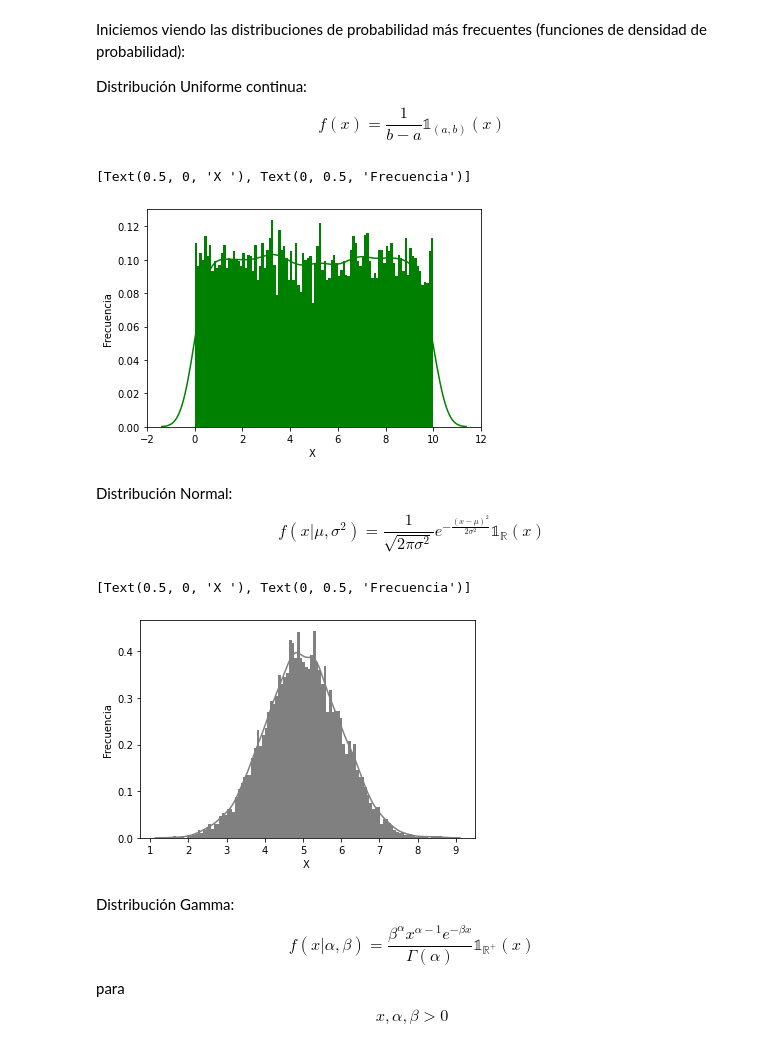
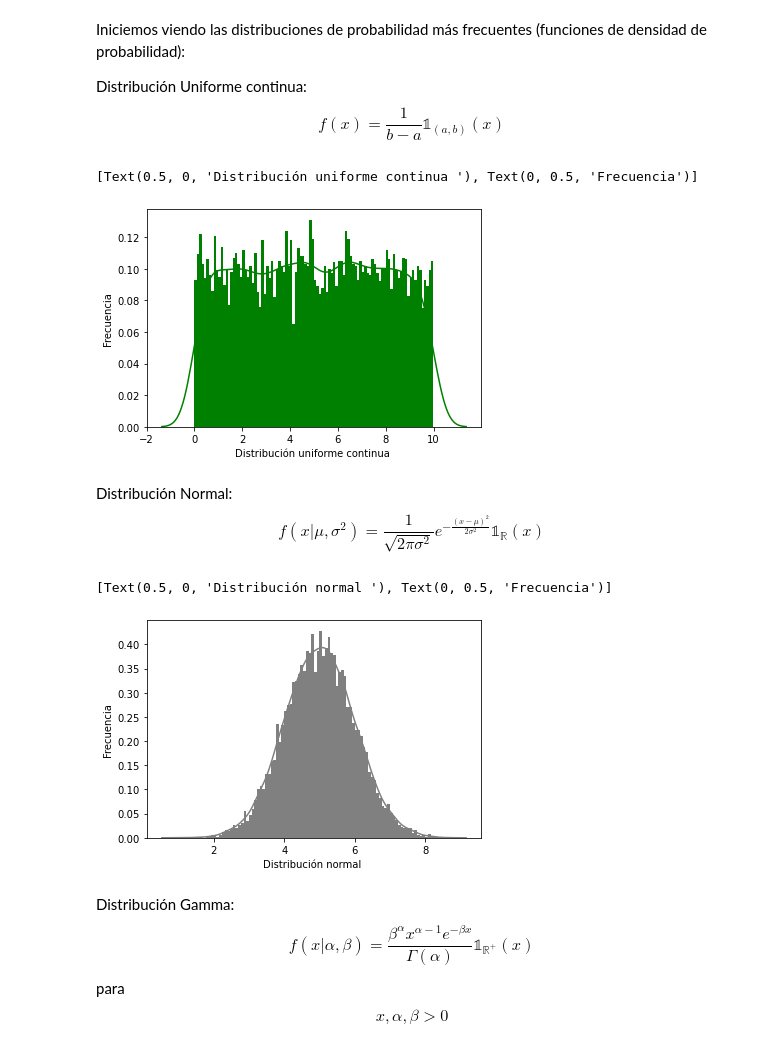
Before and after one commit to KevinArielM/Finances, a Jupyter notebook: Distribuciones(Python).ipynb, the cells around one changed output. Cells and saved outputs as stored; diff of their text form; code cells hidden in the pictures.

```diff
--- a/Distribuciones(Python).ipynb
+++ b/Distribuciones(Python).ipynb
@@ -20,10 +20,10 @@ ax = sns.distplot(data_uniform,
                   kde=True, #kernel de la función
                   color='green',
                   hist_kws={"linewidth": 22,'alpha':1})
-ax.set(xlabel='X ', ylabel="Frecuencia")
+ax.set(xlabel='Distribución uniforme continua ', ylabel="Frecuencia")
 # %% [output]
-[Text(0.5, 0, 'X '), Text(0, 0.5, 'Frecuencia')]
+[Text(0.5, 0, 'Distribución uniforme continua '), Text(0, 0.5, 'Frecuencia')]
-[figure, old version]
+[figure, new version]
 # %% [markdown]
 Distribución Normal: $$f(x|\mu,\sigma^2)= \frac{1}{\sqrt{2\pi\sigma^2}}e^{-\frac{(x-\mu)^2}{2\sigma^2}}\mathbb{1}_{\mathbb{R}}(x)$$
 # %%
@@ -36,13 +36,13 @@ data_normal=norm.rvs(size=n,loc=start,scale=width)
 # %%
 ax = sns.distplot(data_normal,
                   bins=100, #grupos de datos
                   kde=True, #kernel de la función
                   color='gray',
                   hist_kws={"linewidth": 22,'alpha':1})
-ax.set(xlabel='X ', ylabel="Frecuencia")
+ax.set(xlabel='Distribución normal ', ylabel="Frecuencia")
 # %% [output]
-[Text(0.5, 0, 'X '), Text(0, 0.5, 'Frecuencia')]
+[Text(0.5, 0, 'Distribución normal '), Text(0, 0.5, 'Frecuencia')]
-[figure, old version]
+[figure, new version]
 # %% [markdown]
 Distribución Gamma: $$f(x|\alpha,\beta)= \frac{\beta^{\alpha} x^{\alpha-1}e^{-\beta x}}{\Gamma(\alpha)} \mathbb{1}_{\mathbb{R^+}}(x)$$ para  $$x,\alpha, \beta > 0$$
 # %%
```
Also changed, not shown: parts of 5 cells of this notebook.
